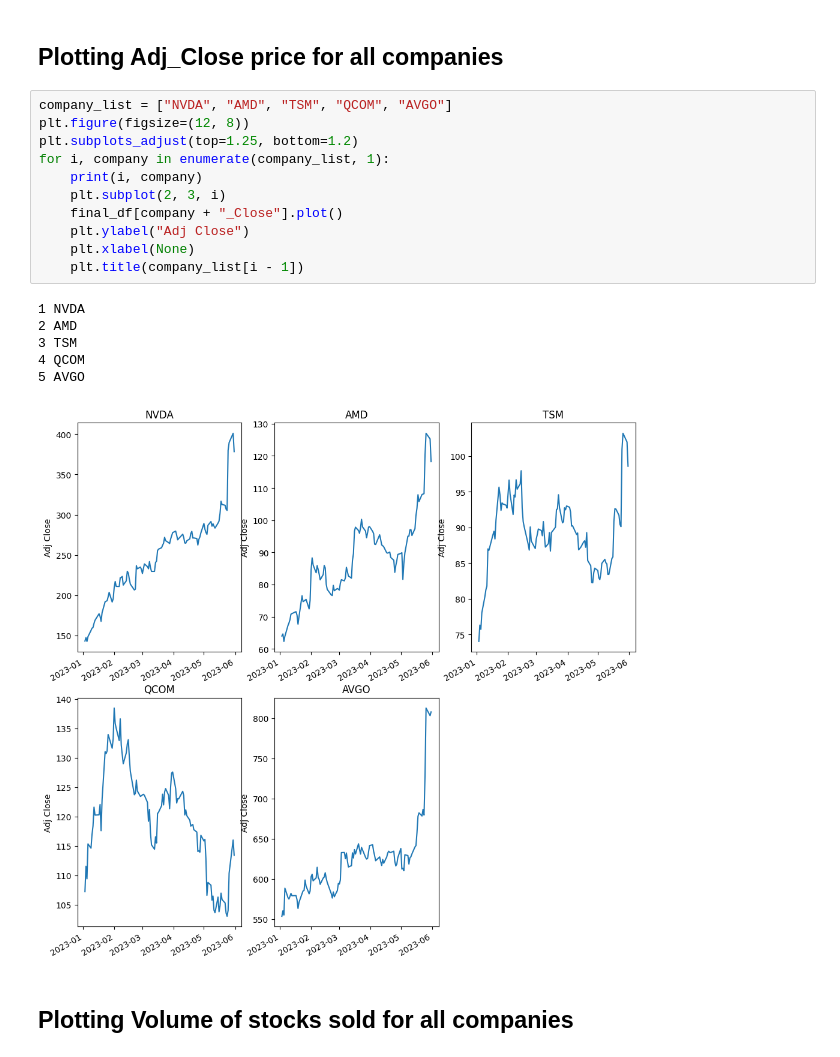
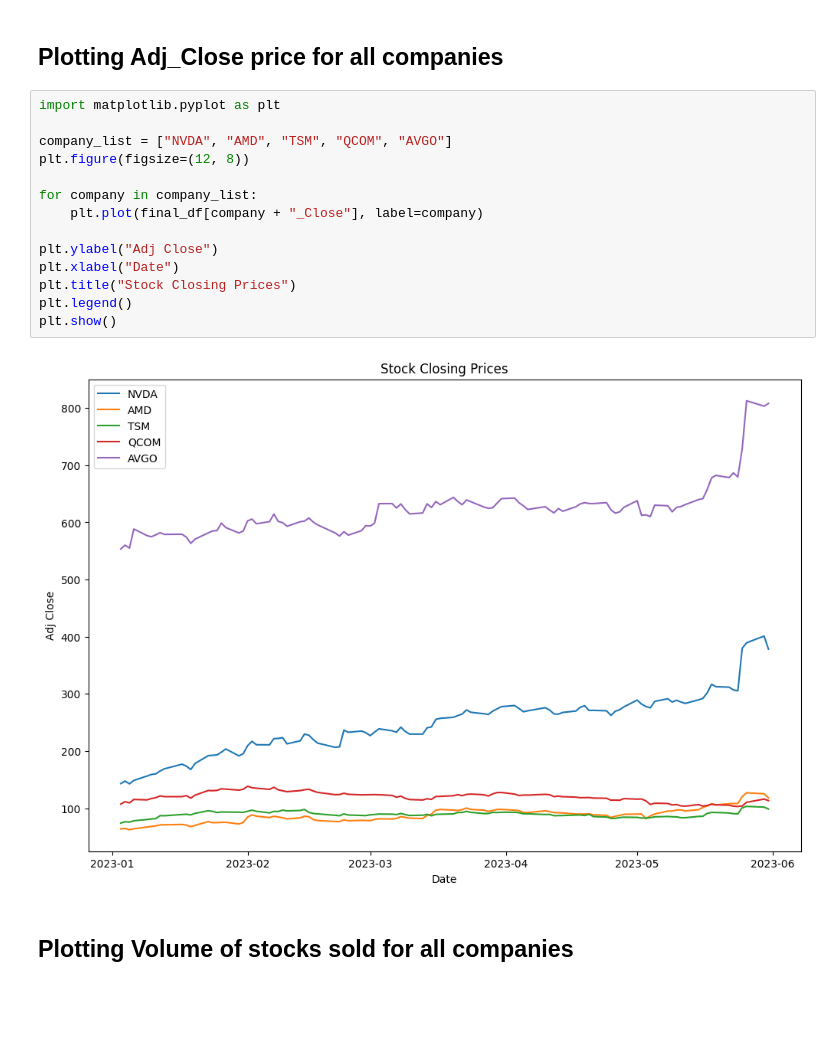
Before and after one commit to piyush-an/INFO7374_Predict_StockPrice, a Jupyter notebook: notebooks/1_NVDA_vs_Competitors.ipynb, the cells around one changed output. Cells and saved outputs as stored; diff of their text form; blank space fills up the shorter version.

Commit message:
Update 1_NVDA_vs_Competitors.ipynb
Merged the Close and Adj_close line graph into one for all the different companies

```diff
--- a/notebooks/1_NVDA_vs_Competitors.ipynb
+++ b/notebooks/1_NVDA_vs_Competitors.ipynb
@@ -227,23 +247,21 @@ plt.show()
 # %% [markdown]
 ## Plotting Adj_Close price for all companies
 # %%
+import matplotlib.pyplot as plt
+
 company_list = ["NVDA", "AMD", "TSM", "QCOM", "AVGO"]
 plt.figure(figsize=(12, 8))
-plt.subplots_adjust(top=1.25, bottom=1.2)
-for i, company in enumerate(company_list, 1):
-    print(i, company)
-    plt.subplot(2, 3, i)
-    final_df[company + "_Close"].plot()
-    plt.ylabel("Adj Close")
-    plt.xlabel(None)
-    plt.title(company_list[i - 1])
+
+for company in company_list:
+    plt.plot(final_df[company + "_Close"], label=company)
+
+plt.ylabel("Adj Close")
+plt.xlabel("Date")
+plt.title("Stock Closing Prices")
+plt.legend()
+plt.show()
 # %% [output]
-1 NVDA
-2 AMD
-3 TSM
-4 QCOM
-5 AVGO
-[figure, old version]
+[figure, new version]
 # %% [markdown]
 ## Plotting Volume of stocks sold for all companies
 # %%
```
Also changed, not shown: parts of 4 cells of this notebook.
